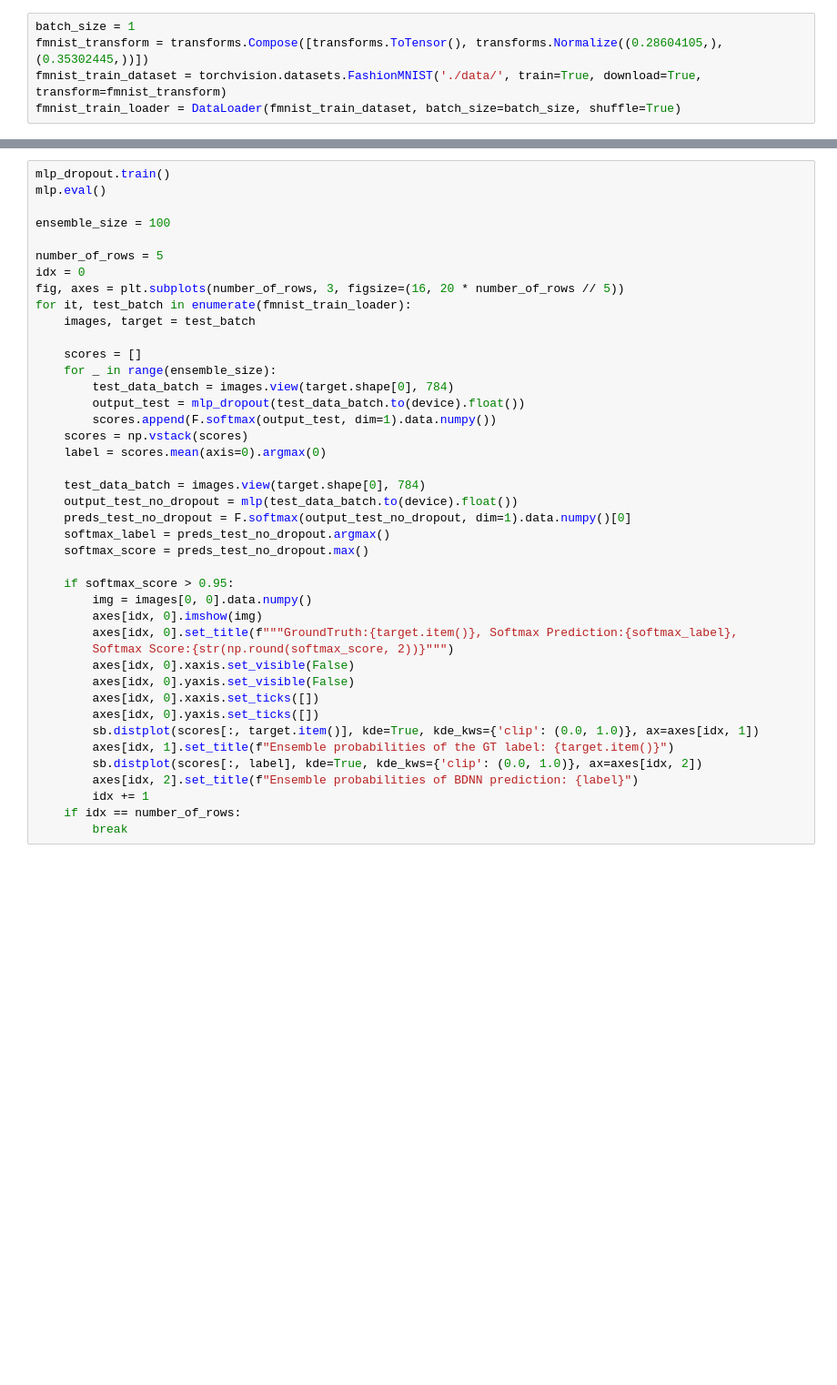
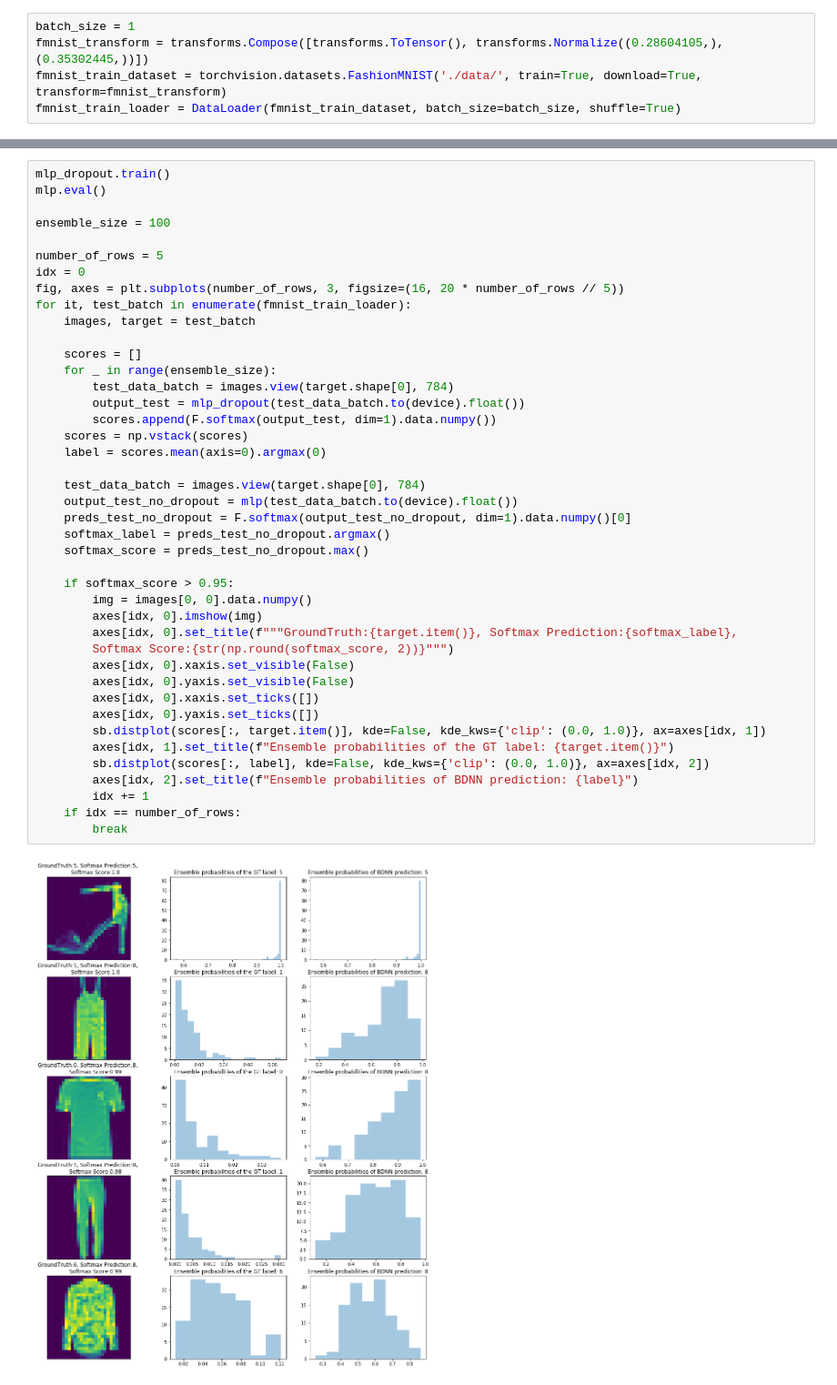
Before and after one commit to monaj07/ml, a Jupyter notebook: uncertainty/uncertainty_concise.ipynb, the cells around one changed output, grey strips where cells are left out. Shown at 91% size. Cells and saved outputs as stored; diff of their text form; blank space fills up the shorter version.

```diff
--- a/uncertainty/uncertainty_concise.ipynb
+++ b/uncertainty/uncertainty_concise.ipynb
@@ -327,32 +411,34 @@ for it, test_batch in enumerate(fmnist_train_loader):
     images, target = test_batch
 
     scores = []
     for _ in range(ensemble_size):
         test_data_batch = images.view(target.shape[0], 784)
         output_test = mlp_dropout(test_data_batch.to(device).float())
         scores.append(F.softmax(output_test, dim=1).data.numpy())
     scores = np.vstack(scores)
     label = scores.mean(axis=0).argmax(0)
 
     test_data_batch = images.view(target.shape[0], 784)
     output_test_no_dropout = mlp(test_data_batch.to(device).float())
     preds_test_no_dropout = F.softmax(output_test_no_dropout, dim=1).data.numpy()[0]
     softmax_label = preds_test_no_dropout.argmax()
     softmax_score = preds_test_no_dropout.max()
 
     if softmax_score > 0.95:
         img = images[0, 0].data.numpy()
         axes[idx, 0].imshow(img)
         axes[idx, 0].set_title(f"""GroundTruth:{target.item()}, Softmax Prediction:{softmax_label},
         Softmax Score:{str(np.round(softmax_score, 2))}""")
         axes[idx, 0].xaxis.set_visible(False)
         axes[idx, 0].yaxis.set_visible(False)
         axes[idx, 0].xaxis.set_ticks([])
         axes[idx, 0].yaxis.set_ticks([])
-        sb.distplot(scores[:, target.item()], kde=True, kde_kws={'clip': (0.0, 1.0)}, ax=axes[idx, 1])
+        sb.distplot(scores[:, target.item()], kde=False, kde_kws={'clip': (0.0, 1.0)}, ax=axes[idx, 1])
         axes[idx, 1].set_title(f"Ensemble probabilities of the GT label: {target.item()}")
-        sb.distplot(scores[:, label], kde=True, kde_kws={'clip': (0.0, 1.0)}, ax=axes[idx, 2])
+        sb.distplot(scores[:, label], kde=False, kde_kws={'clip': (0.0, 1.0)}, ax=axes[idx, 2])
         axes[idx, 2].set_title(f"Ensemble probabilities of BDNN prediction: {label}")
         idx += 1
     if idx == number_of_rows:
         break
+# %% [output]
+[figure, added]
```
Also changed, not shown: parts of 14 cells of this notebook.
